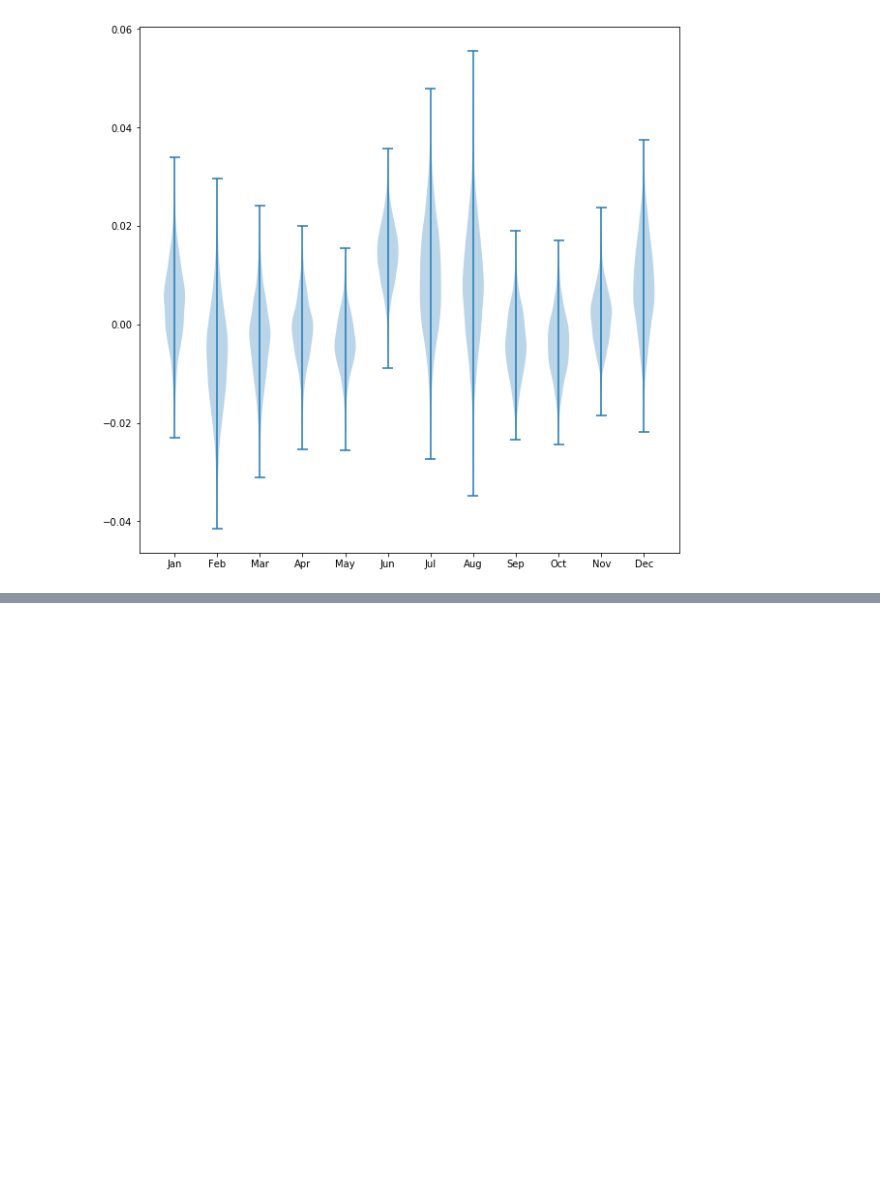
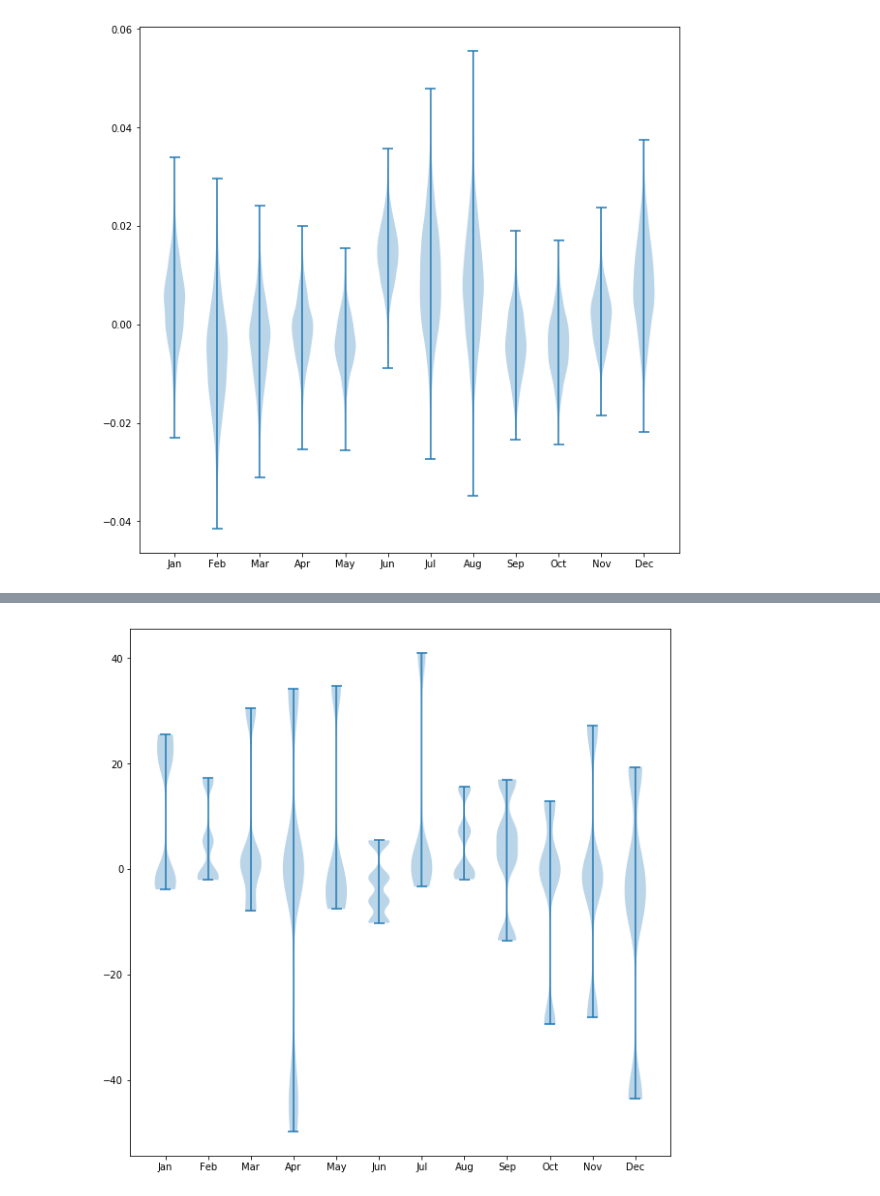
Before and after one commit to MylesBartlett/FACYnation, a Jupyter notebook: 3_Overview.ipynb, the cells around one changed output, grey strips where cells are left out. Drawn from its saved outputs; the diff is of its cells as text; code cells hidden in the pictures; blank space fills up the shorter version.

```diff
--- a/3_Overview.ipynb
+++ b/3_Overview.ipynb
@@ -185,0 +226,6 @@ This model is in danger of having too many dummy parameters. Options for dealing
+# %%
+plt.figure(figsize=(10,10))
+plt.violinplot(samples['mu_p'][:,0,:]);
+plt.xticks(range(1,13),maize_temp.columns[1:]);
+# %% [output]
+[figure, added]
```
Also changed, not shown: parts of 16 cells of this notebook.
